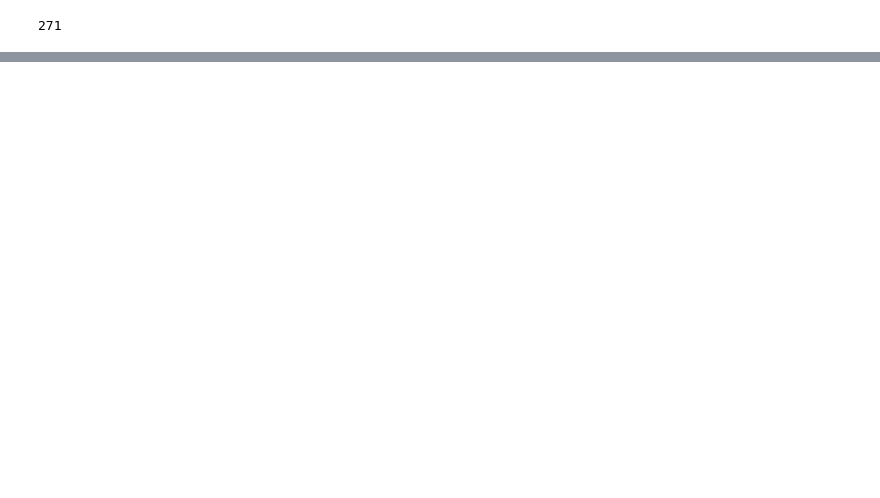
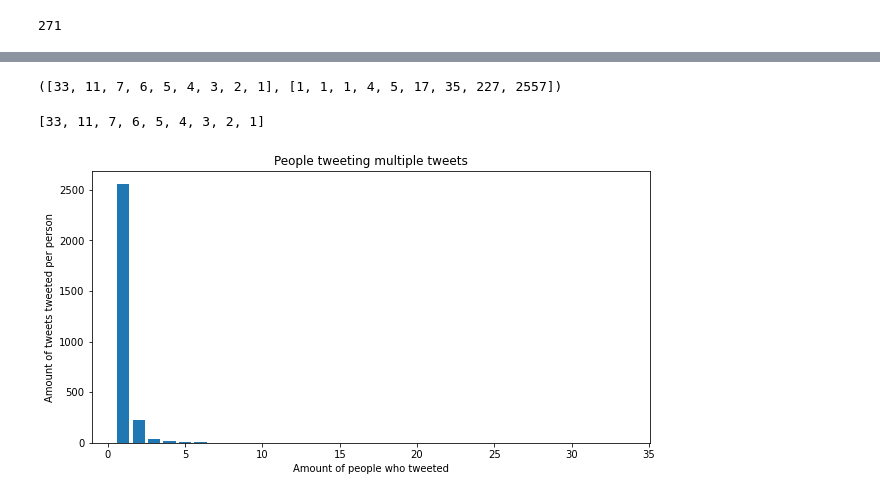
Before and after one commit to edwardsrk/depression-anxiety-tweets, a Jupyter notebook: Depression and Anxiety in Tweets.ipynb, the cells around one changed output, grey strips where cells are left out. Drawn from its saved outputs; the diff is of its cells as text; code cells hidden in the pictures; blank space fills up the shorter version.

```diff
--- a/Depression and Anxiety in Tweets.ipynb
+++ b/Depression and Anxiety in Tweets.ipynb
@@ -31,0 +94,38 @@ label
+# %%
+counts = usr_count.tolist()
+#counts
+# a list of all the counts of all the tweets per person
+# %%
+counts_of_tweets = Counter(counts)
+# a count of how many people have multiple tweets
+
+x = list(counts_of_tweets.keys())
+#amout of tweet
+y = list(counts_of_tweets.values())
+#amount of people
+type(x)
+x, y
+# %% [output]
+([33, 11, 7, 6, 5, 4, 3, 2, 1], [1, 1, 1, 4, 5, 17, 35, 227, 2557])
+# %%
+users = usr_count.index.tolist()
+#users
+#list of unique users
+
+x
+# %% [output]
+[33, 11, 7, 6, 5, 4, 3, 2, 1]
+# %%
+#x = np.arange(len(x))/
+width = 0.35  # the width of the bars
+
+fig = plt.figure(figsize = (10, 5))
+plt.bar(x, y)
+#plt.set_xtickslabels(x)
+plt.xlabel("Amount of people who tweeted")
+plt.ylabel("Amount of tweets tweeted per person")
+plt.title("People tweeting multiple tweets")
+#plt.set_xticks(x)
+plt.show();
+# %% [output]
+[figure, added]
```
Also changed, not shown: parts of 19 cells of this notebook.
